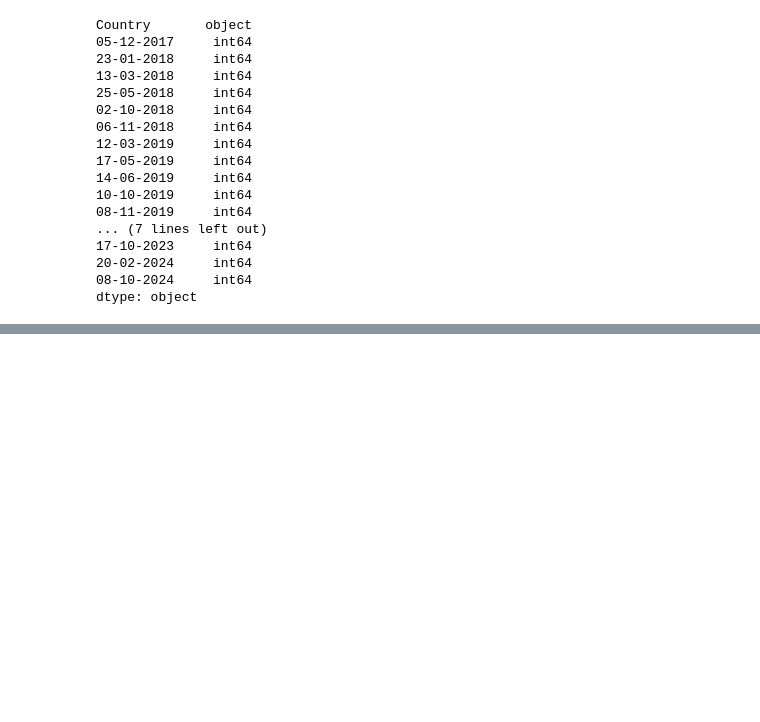
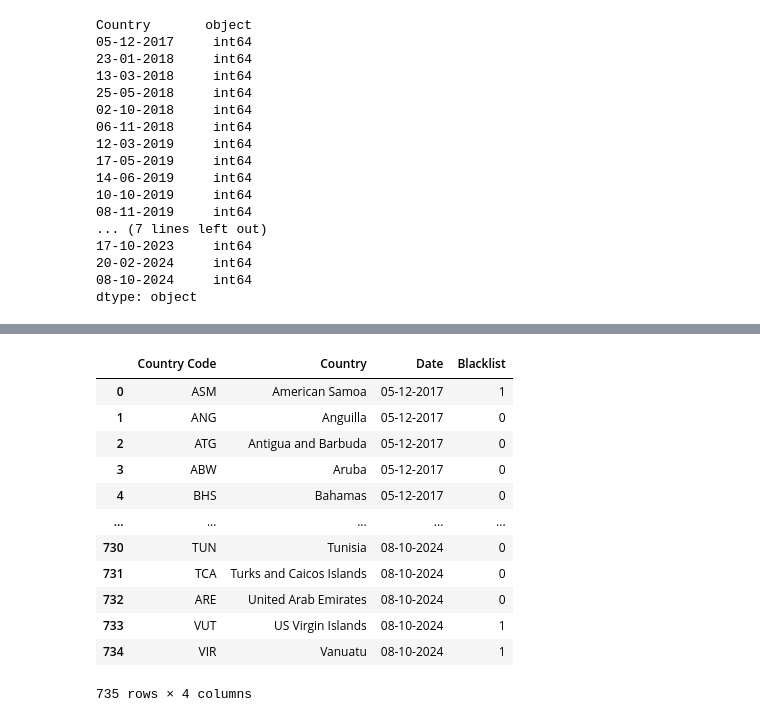
Before and after one commit to mjpacko/tax_havens, a Jupyter notebook: notebooks/cleaning_blacklist.ipynb, the cells around one changed output, grey strips where cells are left out. Drawn from its saved outputs; the diff is of its cells as text; code cells hidden in the pictures; blank space fills up the shorter version.

```diff
--- a/notebooks/cleaning_blacklist.ipynb
+++ b/notebooks/cleaning_blacklist.ipynb
@@ -108,0 +130,18 @@ df_blacklist.to_csv('blacklist.csv', index=True)
+# %%
+melted_df = pd.melt(df, id_vars=['Country Code', "Country"], value_vars=df.columns[2:], var_name='Date', value_name='Blacklist')
+# %%
+display(melted_df)
+# %% [output]
+|  | Country Code | Country | Date | Blacklist |
+| 0 | ASM | American Samoa | 05-12-2017 | 1 |
+| 1 | ANG | Anguilla | 05-12-2017 | 0 |
+| 2 | ATG | Antigua and Barbuda | 05-12-2017 | 0 |
+| 3 | ABW | Aruba | 05-12-2017 | 0 |
+| 4 | BHS | Bahamas | 05-12-2017 | 0 |
+| ... | ... | ... | ... | ... |
+| 730 | TUN | Tunisia | 08-10-2024 | 0 |
+| 731 | TCA | Turks and Caicos Islands | 08-10-2024 | 0 |
+| 732 | ARE | United Arab Emirates | 08-10-2024 | 0 |
+| 733 | VUT | US Virgin Islands | 08-10-2024 | 1 |
+| 734 | VIR | Vanuatu | 08-10-2024 | 1 |
+735 rows × 4 columns
```
Also changed, not shown: parts of 11 cells of this notebook, 23 other files.
